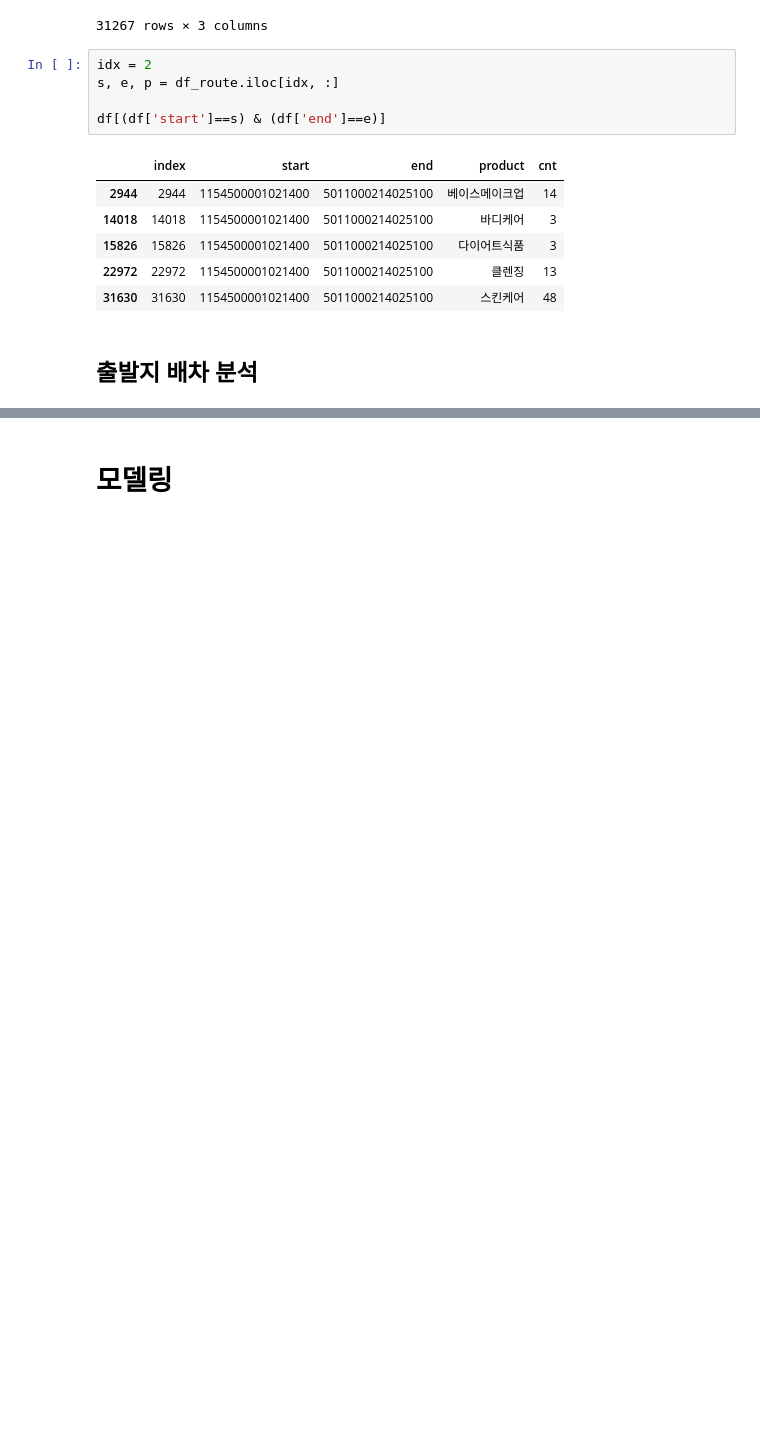
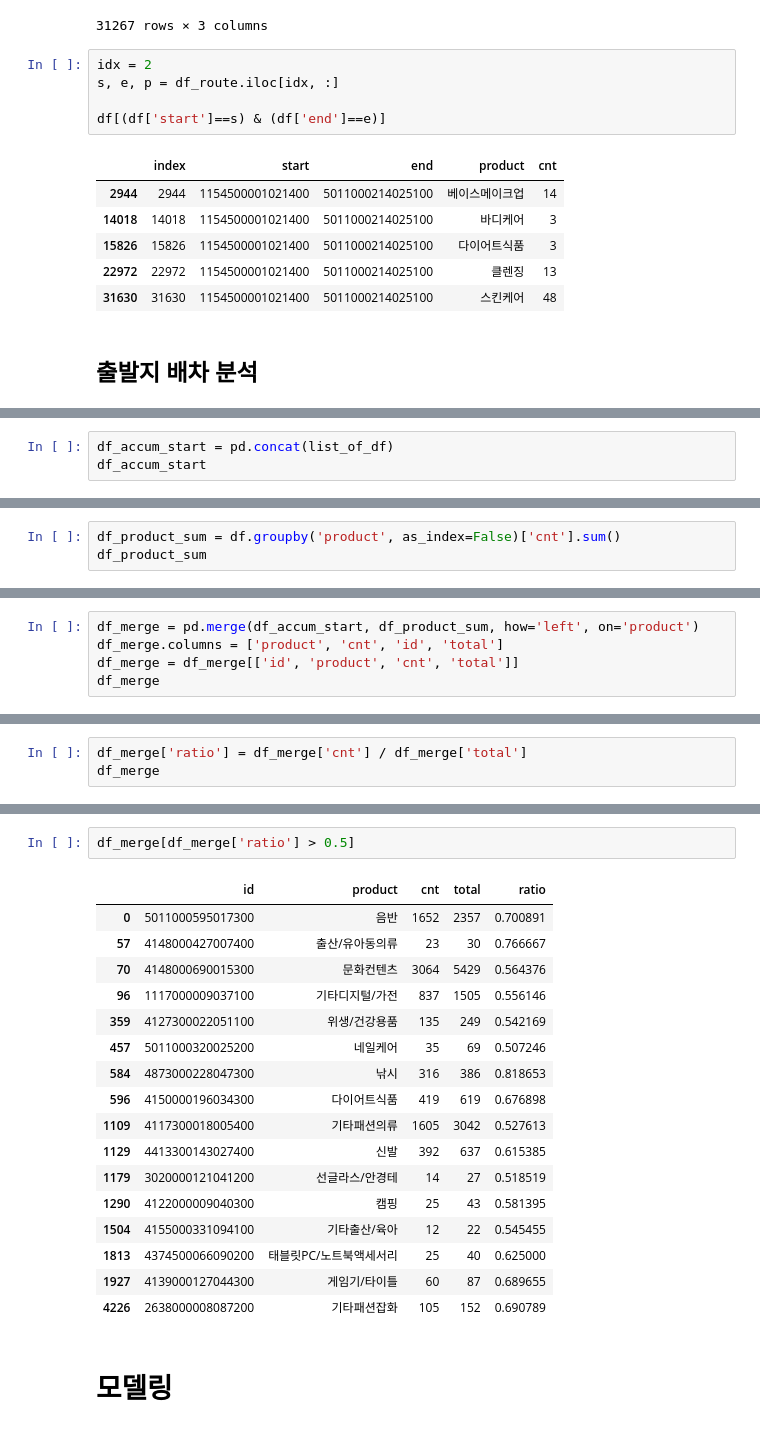
Before and after one commit to seonydg/ml-regression-logistics-distribution-forecast, a Jupyter notebook: Logistics Distribution Forecast Regression Analysis.ipynb, the cells around one changed output, grey strips where cells are left out. Cells and saved outputs as stored; diff of their text form; blank space fills up the shorter version.

```diff
--- a/Logistics Distribution Forecast Regression Analysis.ipynb
+++ b/Logistics Distribution Forecast Regression Analysis.ipynb
@@ -399,0 +478,3 @@ df[(df['start']==s) & (df['end']==e)]
+# %%
+df_accum_start = pd.concat(list_of_df)
+df_accum_start
@@ -399,0 +518,3 @@ df[(df['start']==s) & (df['end']==e)]
+# %%
+df_product_sum = df.groupby('product', as_index=False)['cnt'].sum()
+df_product_sum
@@ -399,0 +553,5 @@ df[(df['start']==s) & (df['end']==e)]
+# %%
+df_merge = pd.merge(df_accum_start, df_product_sum, how='left', on='product')
+df_merge.columns = ['product', 'cnt', 'id', 'total']
+df_merge = df_merge[['id', 'product', 'cnt', 'total']]
+df_merge
@@ -399,0 +574,3 @@ df[(df['start']==s) & (df['end']==e)]
+# %%
+df_merge['ratio'] = df_merge['cnt'] / df_merge['total']
+df_merge
@@ -400,2 +591,22 @@ df[(df['start']==s) & (df['end']==e)]
+# %%
+df_merge[df_merge['ratio'] > 0.5]
+# %% [output]
+|  | id | product | cnt | total | ratio |
+| 0 | 5011000595017300 | 음반 | 1652 | 2357 | 0.700891 |
+| 57 | 4148000427007400 | 출산/유아동의류 | 23 | 30 | 0.766667 |
+| 70 | 4148000690015300 | 문화컨텐츠 | 3064 | 5429 | 0.564376 |
+| 96 | 1117000009037100 | 기타디지털/가전 | 837 | 1505 | 0.556146 |
+| 359 | 4127300022051100 | 위생/건강용품 | 135 | 249 | 0.542169 |
+| 457 | 5011000320025200 | 네일케어 | 35 | 69 | 0.507246 |
+| 584 | 4873000228047300 | 낚시 | 316 | 386 | 0.818653 |
+| 596 | 4150000196034300 | 다이어트식품 | 419 | 619 | 0.676898 |
+| 1109 | 4117300018005400 | 기타패션의류 | 1605 | 3042 | 0.527613 |
+| 1129 | 4413300143027400 | 신발 | 392 | 637 | 0.615385 |
+| 1179 | 3020000121041200 | 선글라스/안경테 | 14 | 27 | 0.518519 |
+| 1290 | 4122000009040300 | 캠핑 | 25 | 43 | 0.581395 |
+| 1504 | 4155000331094100 | 기타출산/육아 | 12 | 22 | 0.545455 |
+| 1813 | 4374500066090200 | 태블릿PC/노트북액세서리 | 25 | 40 | 0.625000 |
+| 1927 | 4139000127044300 | 게임기/타이틀 | 60 | 87 | 0.689655 |
+| 4226 | 2638000008087200 | 기타패션잡화 | 105 | 152 | 0.690789 |
 # %% [markdown]
 # 모델링
```
Also changed, not shown: parts of 20 cells of this notebook.
